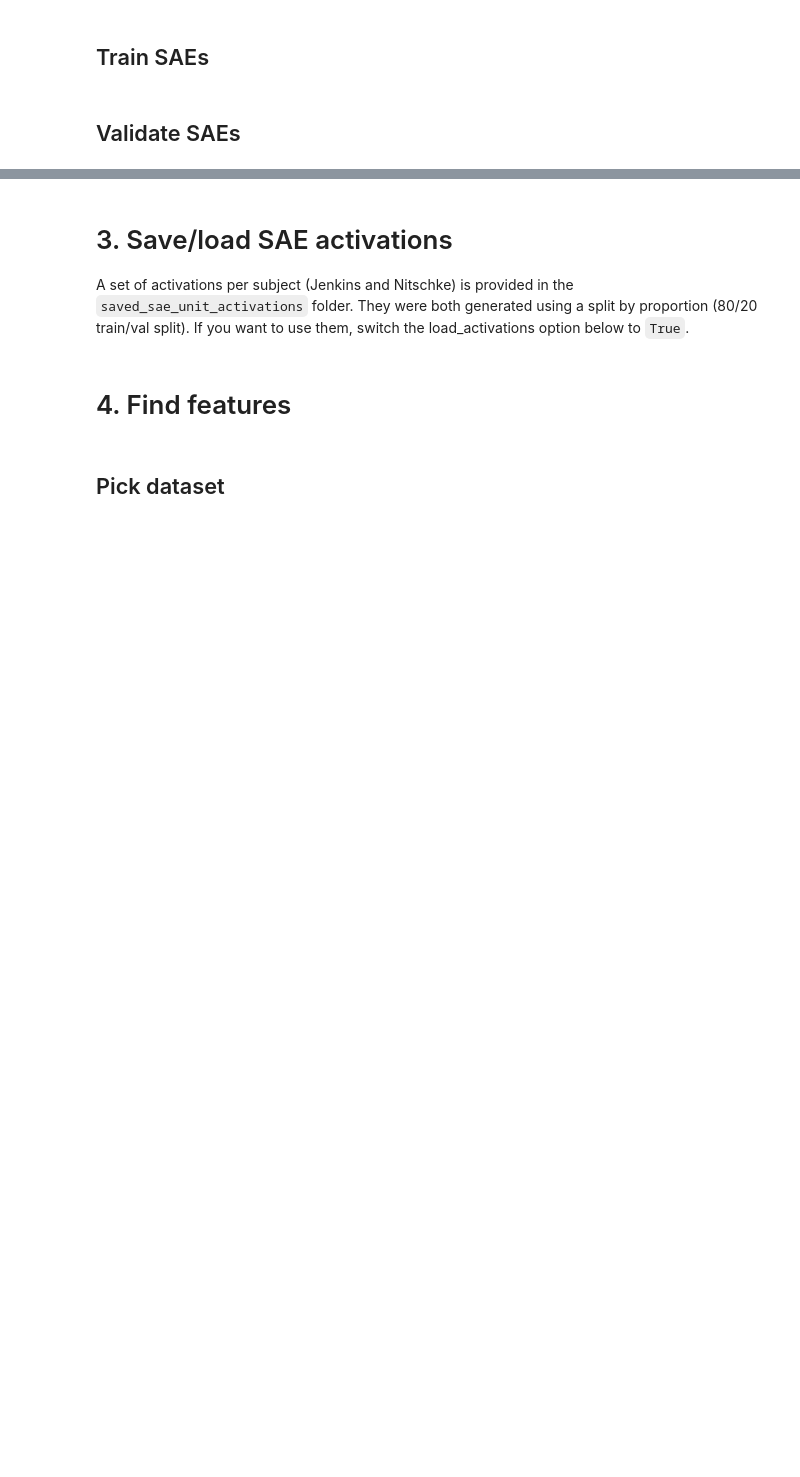
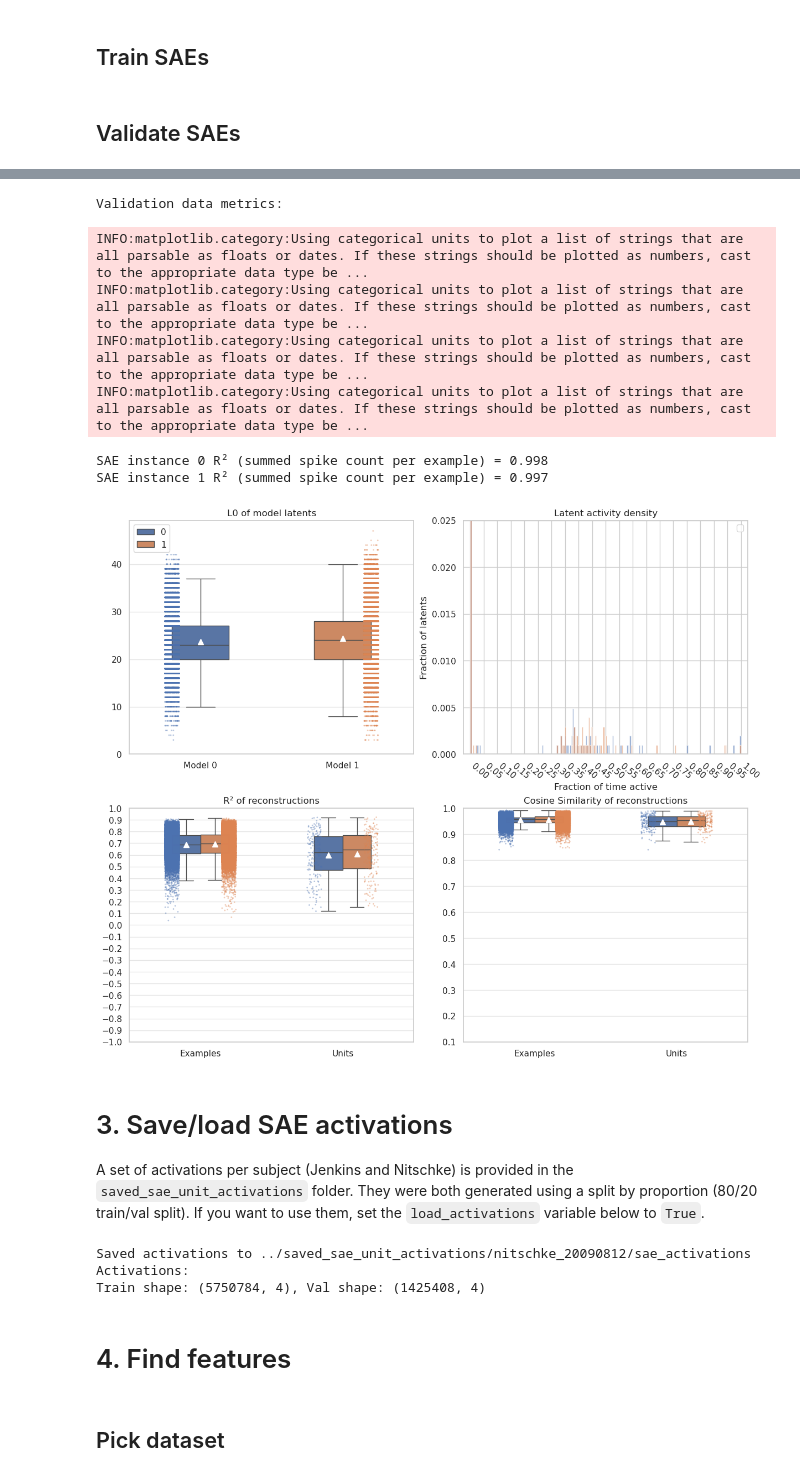
Before and after one commit to jkbhagatio/mini, a Jupyter notebook: notebooks/NLDisco_tutorial.ipynb, the cells around one changed output, grey strips where cells are left out. Cells and saved outputs as stored; diff of their text form; code cells hidden in the pictures; blank space fills up the shorter version.

```diff
--- a/notebooks/NLDisco_tutorial.ipynb
+++ b/notebooks/NLDisco_tutorial.ipynb
@@ -443,34 +565,43 @@ else:
 # %%
 """Visualize metrics on validation data."""
 
 if spikes_val_pruned.shape[0] == 0:
     print("No validation data available.")
 else:
     print("Validation data metrics:")
 
-    topk_acts_4d_val, recon_spk_cts_va, r2_per_neuron_va, _, cossim_per_neuron_va, _ = mt.eval_model(
-        spikes_val_pruned, sae, batch_sz=batch_sz
-    )
+    fig, topk_acts_4d_val, recon_spk_cts_val, r2_per_unit_val, _, cossim_per_unit_val, _ = (
+        nt.eval_model(spikes_val_pruned, sae, batch_sz=batch_sz)
+)
+    n_recon_examples_val = recon_spk_cts_val.shape[0]
+    recon_summed_val = reduce(recon_spk_cts_val, "example inst unit -> example inst", "sum")
 
-    n_recon_examples_val = recon_spk_cts_va.shape[0]
-    recon_summed_val = reduce(recon_spk_cts_va, "example inst neuron -> example inst", "sum")
-
-    actual_summed_val = reduce(spikes_val_pruned, "example neuron -> example", "sum")
+    actual_summed_val = reduce(spikes_val_pruned, "example unit -> example", "sum")
     actual_summed_val = actual_summed_val[:n_recon_examples_val]
 
     for inst in range(n_inst):
         r2 = r2_score(
             asnumpy(actual_summed_val.float()),
             asnumpy(recon_summed_val[:, inst].float()),
         )
         print(f"SAE instance {inst} R² (summed spike count per example) = {r2:.3f}")
+# %% [output]
+Validation data metrics:
+INFO:matplotlib.category:Using categorical units to plot a list of strings that are all parsable as floats or dates. If these strings should be plotted as numbers, cast to the appropriate data type be ...
+INFO:matplotlib.category:Using categorical units to plot a list of strings that are all parsable as floats or dates. If these strings should be plotted as numbers, cast to the appropriate data type be ...
+INFO:matplotlib.category:Using categorical units to plot a list of strings that are all parsable as floats or dates. If these strings should be plotted as numbers, cast to the appropriate data type be ...
+INFO:matplotlib.category:Using categorical units to plot a list of strings that are all parsable as floats or dates. If these strings should be plotted as numbers, cast to the appropriate data type be ...
+SAE instance 0 R² (summed spike count per example) = 0.998
+SAE instance 1 R² (summed spike count per example) = 0.997
+[figure, added]
 # %% [markdown]
 # 3. Save/load SAE activations
 
-A set of activations per subject (Jenkins and Nitschke) is provided in the `saved_sae_unit_activations` folder. They were both generated using a split by proportion (80/20 train/val split). If you want to use them, switch the load_activations option below to `True`.
+A set of activations per subject (Jenkins and Nitschke) is provided in the `saved_sae_unit_activations` folder. They were both generated using a split by proportion (80/20 train/val split). If you want to use them, set the `load_activations` variable below to `True`.
 # %%
 """Load saved activations if available; otherwise build acts_df and (optionally) save."""
 
+save_path = Path(r"../saved_sae_unit_activations")
 load_activations = False
 save_activations = True
 activations_file_train = "sae_activations_train.parquet"
@@ -490,18 +621,21 @@ activations_save_path.mkdir(parents=True, exist_ok=True)
 
 if load_activations:
     acts_df_train = pd.read_parquet(activations_save_path / activations_file_train)
-    acts_df_val = pd.read_parquet(activations_save_path / activations_file_val) if (activations_save_path / activations_file_val).exists() else None
+    acts_df_val = (
+        pd.read_parquet(activations_save_path / activations_file_val)
+        if (activations_save_path / activations_file_val).exists() else None
+    )
     train_mask = pd.read_parquet(activations_save_path / mask_file_train)["mask"]
     val_mask = pd.read_parquet(activations_save_path / mask_file_val)["mask"]
     print(f"Loaded activations from {activations_save_path}")
 else:
     # Train
-    arr_tr = asnumpy(topk_acts_4d_train)  # [example_idx, instance_idx, unit_idx, activation_value]
+    arr_tr = asnumpy(topk_acts_4d_train)  # [example_idx, instance_idx, latent_idx, act_value]
     # Sparse activations (tight dtypes on indices, fp32 values)
     acts_df_train = pd.DataFrame({
         "example_idx": arr_tr[:, 0].astype(int),
         "instance_idx": arr_tr[:, 1].astype(int),
-        "unit_idx": arr_tr[:, 2].astype(int),
+        "latent_idx": arr_tr[:, 2].astype(int),
         "activation_value": arr_tr[:, 3].astype(np.float32),
     })
 
@@ -511,7 +645,7 @@ else:
         acts_df_val = pd.DataFrame({
             "example_idx": arr_va[:, 0].astype(int),
             "instance_idx": arr_va[:, 1].astype(int),
-            "unit_idx": arr_va[:, 2].astype(int),
+            "latent_idx": arr_va[:, 2].astype(int),
             "activation_value": arr_va[:, 3].astype(np.float32),
         })
     else:
@@ -521,10 +655,12 @@ else:
     std_threshold = 1e-6
 
     # Precompute squared values once, then sum both in one grouped pass
-    acts_df_train_with_sq = acts_df_train.assign(activation_value_sq=acts_df_train["activation_value"] ** 2)
+    acts_df_train_with_sq = (
+        acts_df_train.assign(activation_value_sq=acts_df_train["activation_value"] ** 2)
+    )
 
     unit_stats = (
-        acts_df_train_with_sq.groupby(["instance_idx", "unit_idx"], as_index=False)
+        acts_df_train_with_sq.groupby(["instance_idx", "latent_idx"], as_index=False)
           .agg(sum_val=("activation_value", "sum"),
                sum_sq=("activation_value_sq", "sum"))
     )
@@ -533,26 +669,42 @@ else:
     unit_stats["var"]  = (unit_stats["sum_sq"] / n_examples_train) - unit_stats["mean"]**2
     unit_stats["std"]  = np.sqrt(np.clip(unit_stats["var"].to_numpy(), 0.0, None))
 
-    kept_unit = unit_stats.loc[unit_stats["std"] > std_threshold, ["instance_idx", "unit_idx"]]
+    kept_unit = unit_stats.loc[unit_stats["std"] > std_threshold, ["instance_idx", "latent_idx"]]
     n_dropped = len(unit_stats) - len(kept_unit)
 
     if n_dropped:
         # Semi-join to keep only surviving (instance, unit) pairs
-        acts_df_train = acts_df_train.merge(kept_unit, on=["instance_idx", "unit_idx"], how="inner")
-        acts_df_val = acts_df_val.merge(kept_unit, on=["instance_idx", "unit_idx"], how="inner") if (spikes_val_pruned.shape[0] > 0) else None
+        acts_df_train = acts_df_train.merge(
+            kept_unit, on=["instance_idx", "latent_idx"], how="inner"
+        )
+        acts_df_val = (
+            acts_df_val.merge(kept_unit, on=["instance_idx", "latent_idx"], how="inner")
+            if (spikes_val_pruned.shape[0] > 0) else None
+        )
         print(f"Pruned {n_dropped} units (std ≤ {std_threshold}). Kept {len(kept_unit)}.")
 
     if save_activations:
         acts_df_train.to_parquet(activations_save_path / activations_file_train, index=False)
-        acts_df_val.to_parquet(activations_save_path / activations_file_val, index=False) if spikes_val_pruned.shape[0] > 0 else None
-        train_mask.to_frame(name="mask").to_parquet(activations_save_path / mask_file_train, index=True)
-        val_mask.to_frame(name="mask").to_parquet(activations_save_path / mask_file_val, index=True)
+        (
+            acts_df_val.to_parquet(activations_save_path / activations_file_val, index=False)
+            if spikes_val_pruned.shape[0] > 0 else None
+        )
+        train_mask.to_frame(name="mask").to_parquet(
+            activations_save_path / mask_file_train, index=True
+        )
+        val_mask.to_frame(name="mask").to_parquet(
+            activations_save_path / mask_file_val, index=True
+        )
         print(f"Saved activations to {activations_save_path}")
 
 if acts_df_val is not None:
     print(f"Activations: \nTrain shape: {acts_df_train.shape}, Val shape: {acts_df_val.shape}")
 else:
     print(f"Activations: \nTrain shape: {acts_df_train.shape}")
+# %% [output]
+Saved activations to ../saved_sae_unit_activations/nitschke_20090812/sae_activations
+Activations:
+Train shape: (5750784, 4), Val shape: (1425408, 4)
 # %% [markdown]
 # 4. Find features
 # %% [markdown]
```
Also changed, not shown: parts of 28 cells of this notebook.
